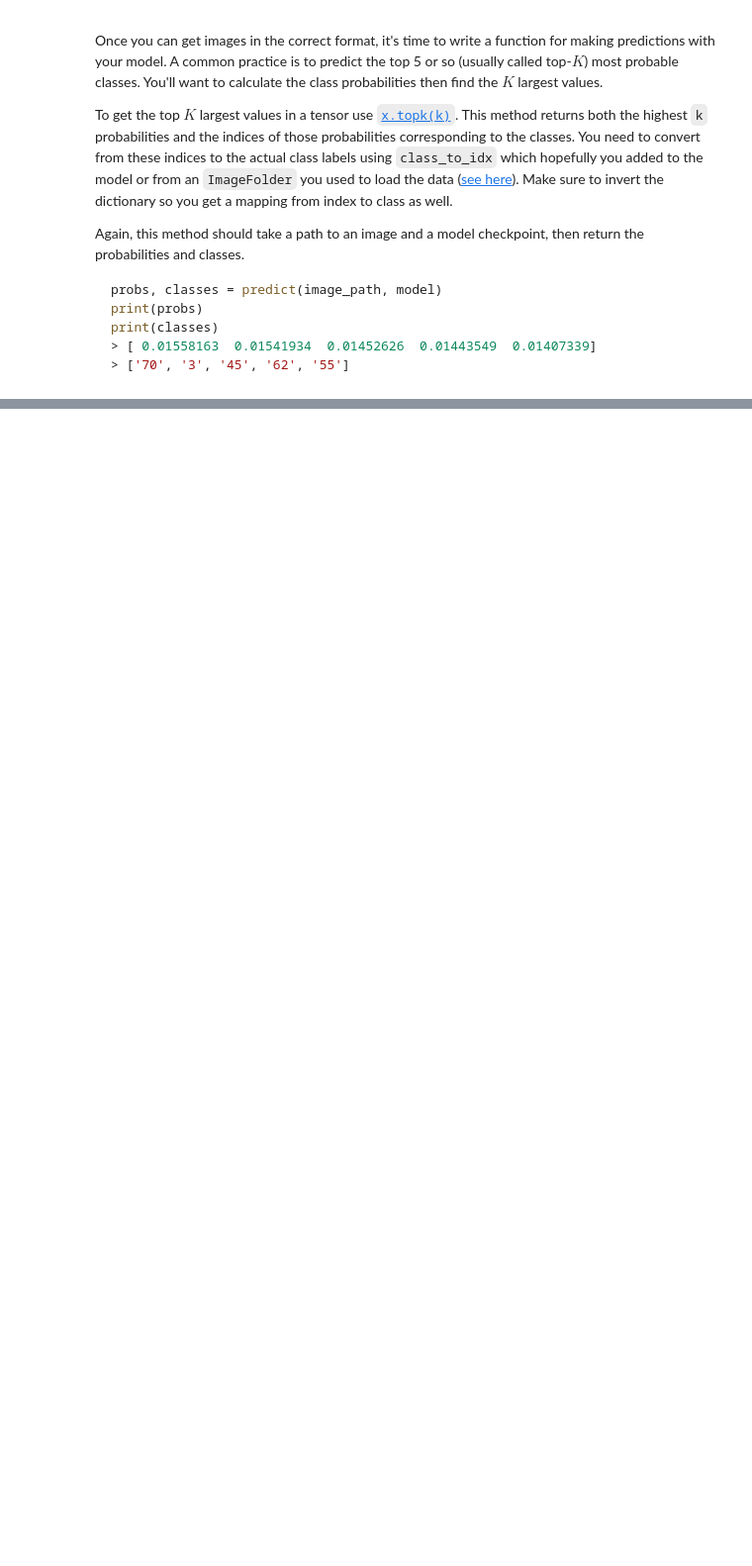
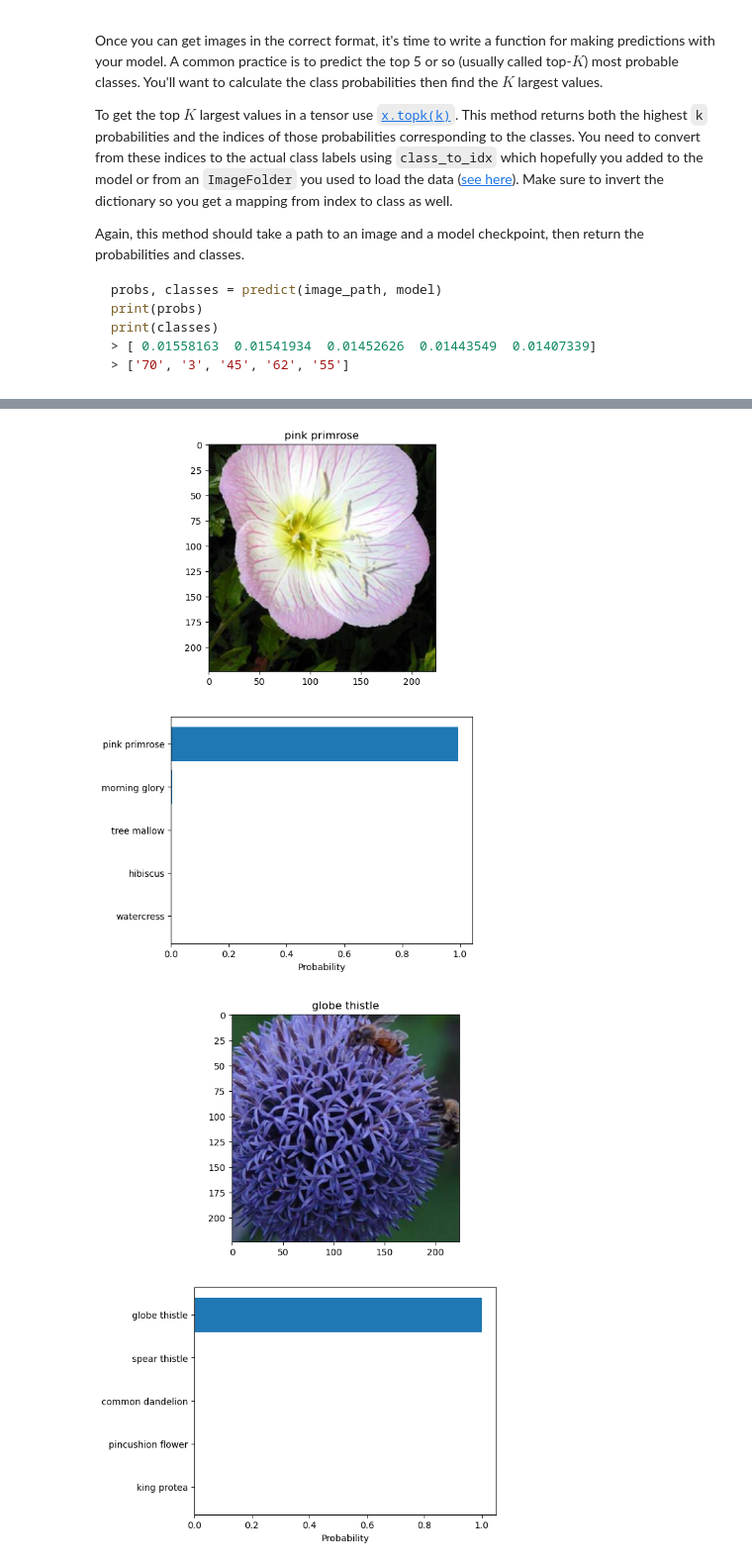
Before and after one commit to emdeh/rmit-img-classifier, a Jupyter notebook: Image Classifier Project.ipynb, the cells around one changed output, grey strips where cells are left out. Shown at 99% size. Cells and saved outputs as stored; diff of their text form; code cells hidden in the pictures; blank space fills up the shorter version.

Commit message:
sanity_check() draft

```diff
--- a/Image Classifier Project.ipynb
+++ b/Image Classifier Project.ipynb
@@ -483,11 +483,11 @@ def process_image(image_path):
     pil_image = Image.open(image_path)
 
     # Display the original image
-    plt.figure(figsize=(6, 6))
-    plt.imshow(pil_image)
-    plt.title("Original Image")
-    plt.axis('off')
-    plt.show()
+    #plt.figure(figsize=(6, 6))
+    #plt.imshow(pil_image)
+    #plt.title("Original Image")
+    #plt.axis('off')
+    #plt.show()
 
     # Resize the image so the shortest side is 256 pixels
     size = 256
@@ -517,8 +517,8 @@ def process_image(image_path):
     np_image = np_image.transpose((2, 0, 1))
 
     # Display a sample of the resulting array
-    print("Sample of the resulting array:")
-    print(np_image[:, :5, :5])  # Displaying the first 5x5 block of each channel
+    #print("Sample of the resulting array:")
+    #print(np_image[:, :5, :5])  # Displaying the first 5x5 block of each channel
 
     return np_image
 
@@ -669,0 +632,53 @@ You can convert from the class integer encoding to actual flower names with the
+# %%
+# TODO: Display an image along with the top 5 classes
+%matplotlib inline
+
+def sanity_check(image_path, model, cat_to_name, topk=5):
+    """
+    Perform a sanity check by visualizing the model's top K predictions
+    alongside the actual image.
+
+    Args:
+    - image_path (str): Path to the image file.
+    - model (torch.nn.Module): Trained PyTorch model for prediction.
+    - cat_to_name (dict): Mapping from class indices to flower names.
+    - topk (int): Number of top most likely classes to visualize.
+    """
+
+    # Make predictions
+    probs, classes = predict(image_path, model, topk)
+
+    # Convert class indices to flower names
+    flower_names = [cat_to_name[cls] for cls in classes]
+
+    # Display the image
+    plt.figure(figsize=(6, 10))
+    ax = plt.subplot(2, 1, 1)
+    image_tensor = torch.tensor(process_image(image_path))
+    imshow(image_tensor, ax=ax)
+    ax.set_title(flower_names[0])  # Title with the top predicted flower name
+
+    # Plot the probabilities
+    plt.subplot(2, 1, 2)
+    y_pos = np.arange(len(flower_names))
+    plt.barh(y_pos, probs, align='center')
+    plt.yticks(y_pos, flower_names)
+    plt.xlabel('Probability')
+    plt.gca().invert_yaxis()  # Invert y-axis so the highest probability is at the top
+
+    plt.show()
+
+image_path = 'flowers/test/1/image_06743.jpg'
+sanity_check(image_path, model, cat_to_name, topk=5)
+print()
+
+image_path = 'flowers/test/10/image_07090.jpg'
+sanity_check(image_path, model, cat_to_name, topk=5)
+print()
+
+image_path = 'flowers/test/101/image_07949.jpg'
+sanity_check(image_path, model, cat_to_name, topk=5)
+print()
+# %% [output]
+[figure, added]
+[figure, added]
```
Also changed, not shown: parts of 4 cells of this notebook.
